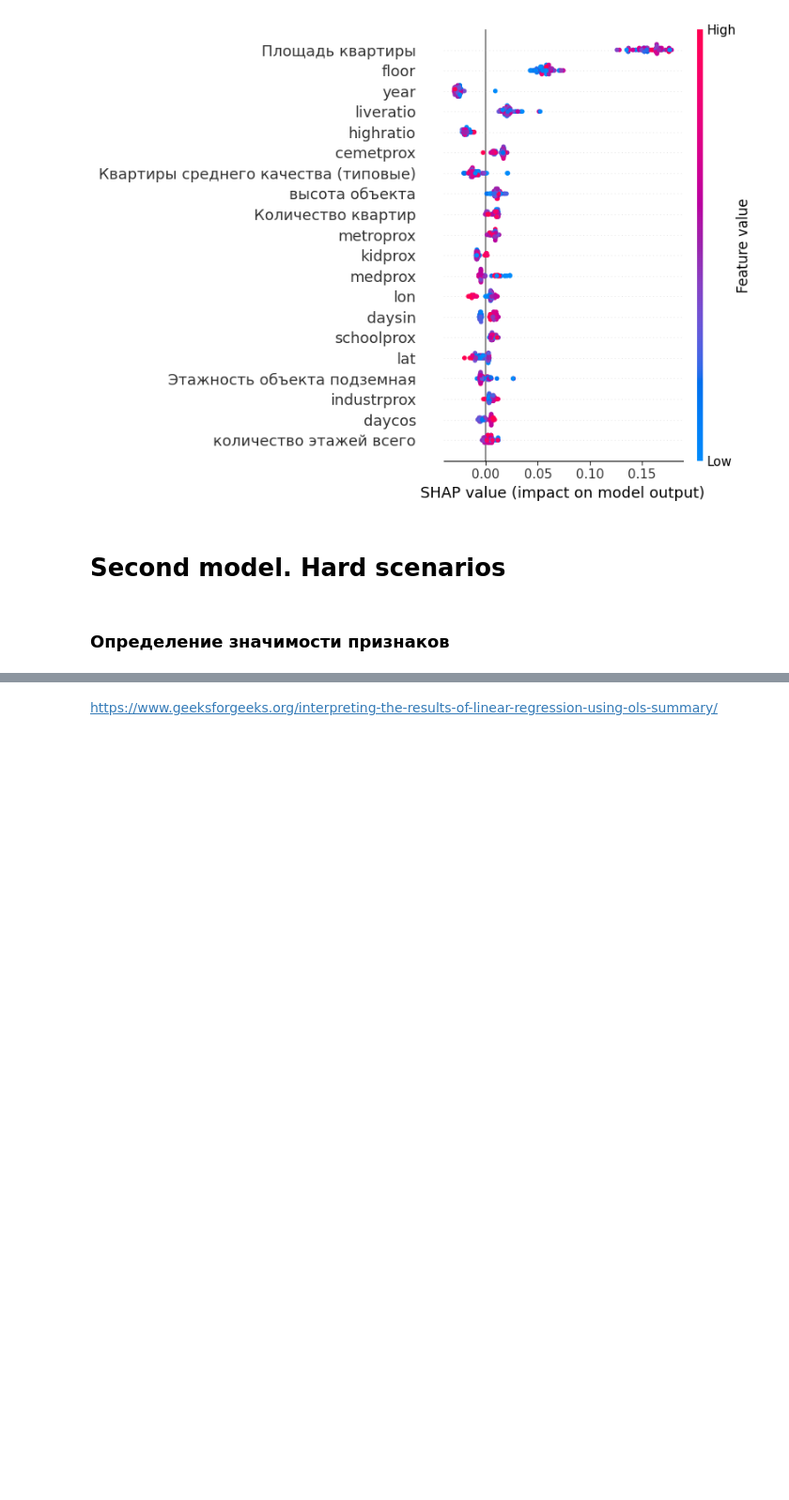
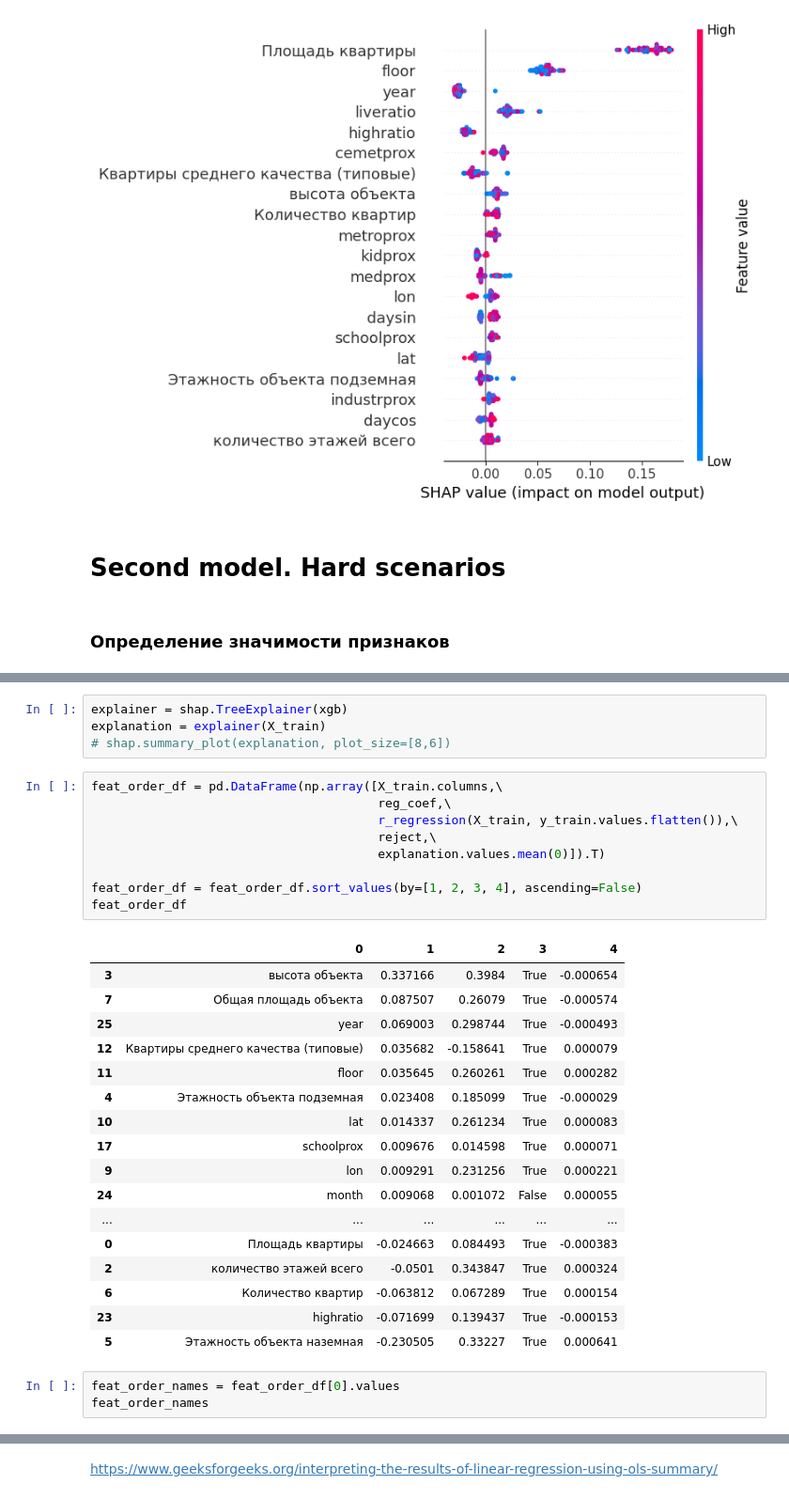
Before and after one commit to osa-bot/Benchmarking, a Jupyter notebook: Scenario_model.ipynb, the cells around one changed output, grey strips where cells are left out. Shown at 94% size. Drawn from its saved outputs; the diff is of its cells as text; blank space fills up the shorter version.

Commit message:
feat order sort

```diff
--- a/Scenario_model.ipynb
+++ b/Scenario_model.ipynb
@@ -620,0 +610,34 @@ from statsmodels.formula.api import ols
+# %%
+explainer = shap.TreeExplainer(xgb)
+explanation = explainer(X_train)
+# shap.summary_plot(explanation, plot_size=[8,6])
+# %%
+feat_order_df = pd.DataFrame(np.array([X_train.columns,\
+                                       reg_coef,\
+                                       r_regression(X_train, y_train.values.flatten()),\
+                                       reject,\
+                                       explanation.values.mean(0)]).T)
+
+feat_order_df = feat_order_df.sort_values(by=[1, 2, 3, 4], ascending=False)
+feat_order_df
+# %% [output]
+|  | 0 | 1 | 2 | 3 | 4 |
+| 3 | высота объекта | 0.337166 | 0.3984 | True | -0.000654 |
+| 7 | Общая площадь объекта | 0.087507 | 0.26079 | True | -0.000574 |
+| 25 | year | 0.069003 | 0.298744 | True | -0.000493 |
+| 12 | Квартиры среднего качества (типовые) | 0.035682 | -0.158641 | True | 0.000079 |
+| 11 | floor | 0.035645 | 0.260261 | True | 0.000282 |
+| 4 | Этажность объекта подземная | 0.023408 | 0.185099 | True | -0.000029 |
+| 10 | lat | 0.014337 | 0.261234 | True | 0.000083 |
+| 17 | schoolprox | 0.009676 | 0.014598 | True | 0.000071 |
+| 9 | lon | 0.009291 | 0.231256 | True | 0.000221 |
+| 24 | month | 0.009068 | 0.001072 | False | 0.000055 |
+| ... | ... | ... | ... | ... | ... |
+| 0 | Площадь квартиры | -0.024663 | 0.084493 | True | -0.000383 |
+| 2 | количество этажей всего | -0.0501 | 0.343847 | True | 0.000324 |
+| 6 | Количество квартир | -0.063812 | 0.067289 | True | 0.000154 |
+| 23 | highratio | -0.071699 | 0.139437 | True | -0.000153 |
+| 5 | Этажность объекта наземная | -0.230505 | 0.33227 | True | 0.000641 |
+# %%
+feat_order_names = feat_order_df[0].values
+feat_order_names
```
Also changed, not shown: parts of 30 cells of this notebook.
